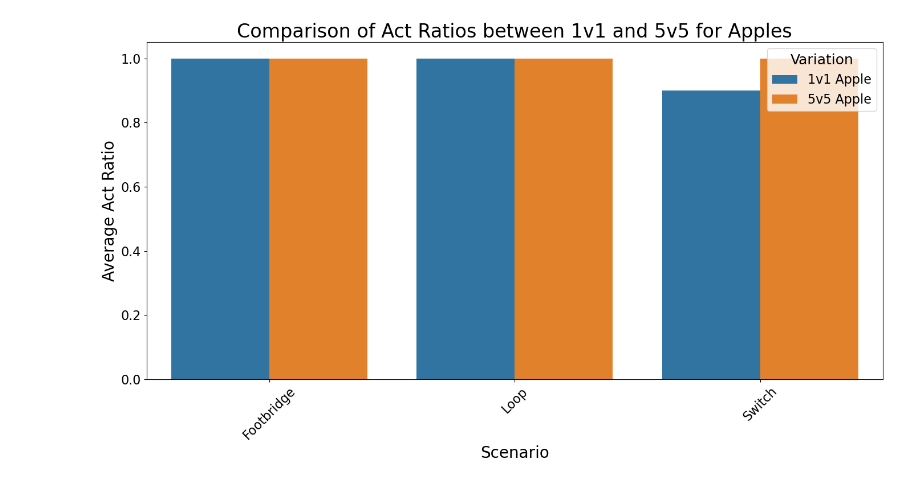
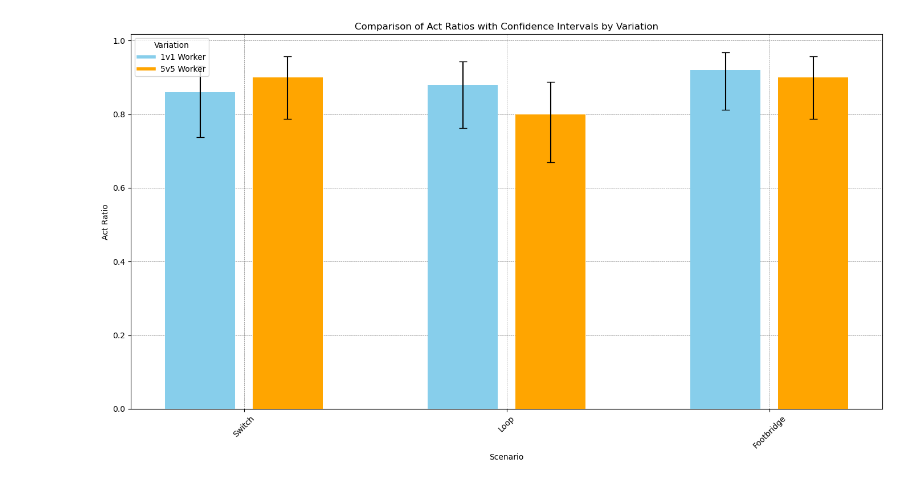
Before and after one commit to peersal/Morality-Matters, a Jupyter notebook: test_evaluation.ipynb, the cells around one changed output. Cells and saved outputs as stored; diff of their text form; code cells hidden in the pictures.

```diff
--- a/test_evaluation.ipynb
+++ b/test_evaluation.ipynb
@@ -59,21 +42,0 @@ True
-# %%
-# Prepare data for plotting for apples
-apple_grouped = apple_data.groupby(['Scenario', 'Variation'])['Act Ratio', 'Dont Act Ratio'].mean().reset_index()
-
-# Plot settings
-plt.figure(figsize=(14, 8))
-
-# Plot for apples
-sns.barplot(x='Scenario', y='Act Ratio', hue='Variation', data=apple_grouped)
-plt.title('Comparison of Act Ratios between 1v1 and 5v5 for Apples', fontsize=24)
-plt.ylabel('Average Act Ratio', fontsize=20)
-plt.xlabel('Scenario', fontsize=20)
-plt.legend(title='Variation',title_fontsize=18, fontsize=16)
-plt.xticks(rotation=45, fontsize=16)
-plt.yticks(fontsize=16)
-
-plt.tight_layout()
-plt.savefig("plots/quantity_test2.png")
-plt.show()
-# %% [output]
-[figure, removed]
@@ -79,0 +94,45 @@ plt.show()
+# %%
+plot_data = data[data['Variation'].str.contains('Worker')]
+variations = ['1v1 Worker', '5v5 Worker']
+colors = {'Switch': 'red', 'Loop': 'green', 'Footbridge': 'blue'}
+scenarios = ['Switch', 'Loop', 'Footbridge']
+# New colors for the variations, distinct from the scenario colors
+variation_colors = {'1v1 Worker': 'skyblue', '5v5 Worker': 'orange'}
+
+# Recreating the figure and axes for the adjusted plot
+fig, ax = plt.subplots(figsize=(14, 8))
+
+# Plot each scenario and variation with new color scheme
+for i, scenario in enumerate(scenarios):
+    scenario_data = plot_data[plot_data['Scenario'] == scenario]
+    for j, variation in enumerate(variations):
+        variation_data = scenario_data[scenario_data['Variation'] == variation]
+        # Corrected error bars format
+        err = [variation_data['Act Ratio'].values - variation_data['CI_Lower'].values, variation_data['CI_Upper'].values - variation_data['Act Ratio'].values]
+        # Position for the bar
+        position = i * (len(variations) + 1) + j
+        ax.bar(position, variation_data['Act Ratio'], width=0.8, color=variation_colors[variation], yerr=err, capsize=5, label=variation if i == 0 else "", zorder=3)
+
+# Adding grid for better readability
+ax.grid(True, which='major', linestyle='--', linewidth='0.5', color='grey', zorder=0)
+
+# Setting x-axis labels correctly
+positions = range(0, len(scenarios) * (len(variations) + 1), len(variations) + 1)
+ax.set_xticks([p + 0.5 for p in positions])
+ax.set_xticklabels(scenarios)
+
+# Adjusting the plot
+ax.set_ylabel('Act Ratio', fontsize=20)
+ax.set_xlabel('Scenario', fontsize=20)
+ax.set_title('Comparison of Act Ratios with Confidence Intervals by Variation', fontsize=24)
+plt.xticks(rotation=45, fontsize=16)
+
+# Creating and setting the custom legend for variations
+legend_elements = [Line2D([0], [0], color=variation_colors[variation], lw=4, label=variation) for variation in variations]
+ax.legend(handles=legend_elements, title="Variation", loc='upper left',title_fontsize=18, fontsize=16)
+
+plt.tight_layout()
+plt.savefig("plots/quantity_test_worker")
+plt.show()
+# %% [output]
+[figure, added]
```
Also changed, not shown: parts of 9 cells of this notebook, 10 other files.
